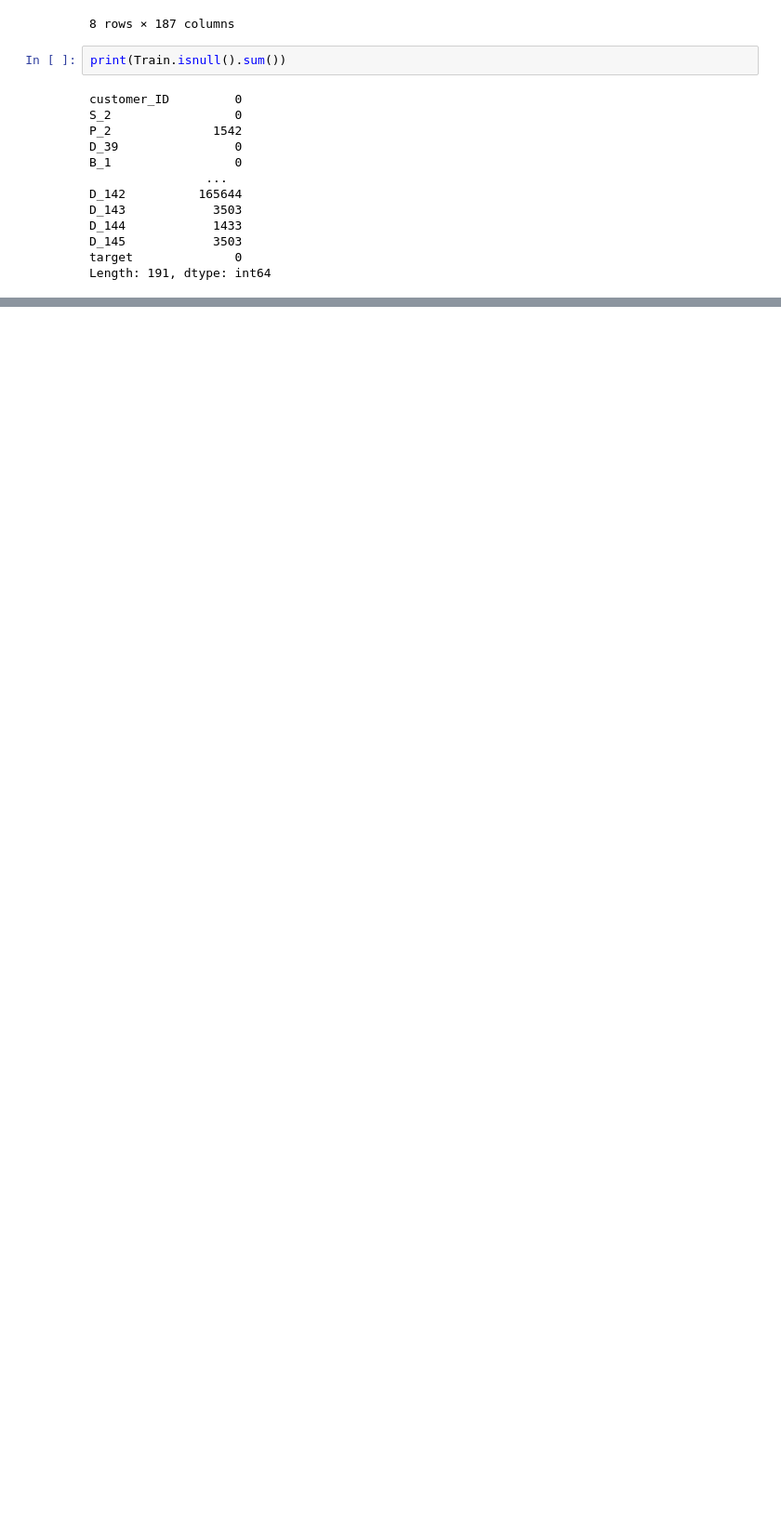
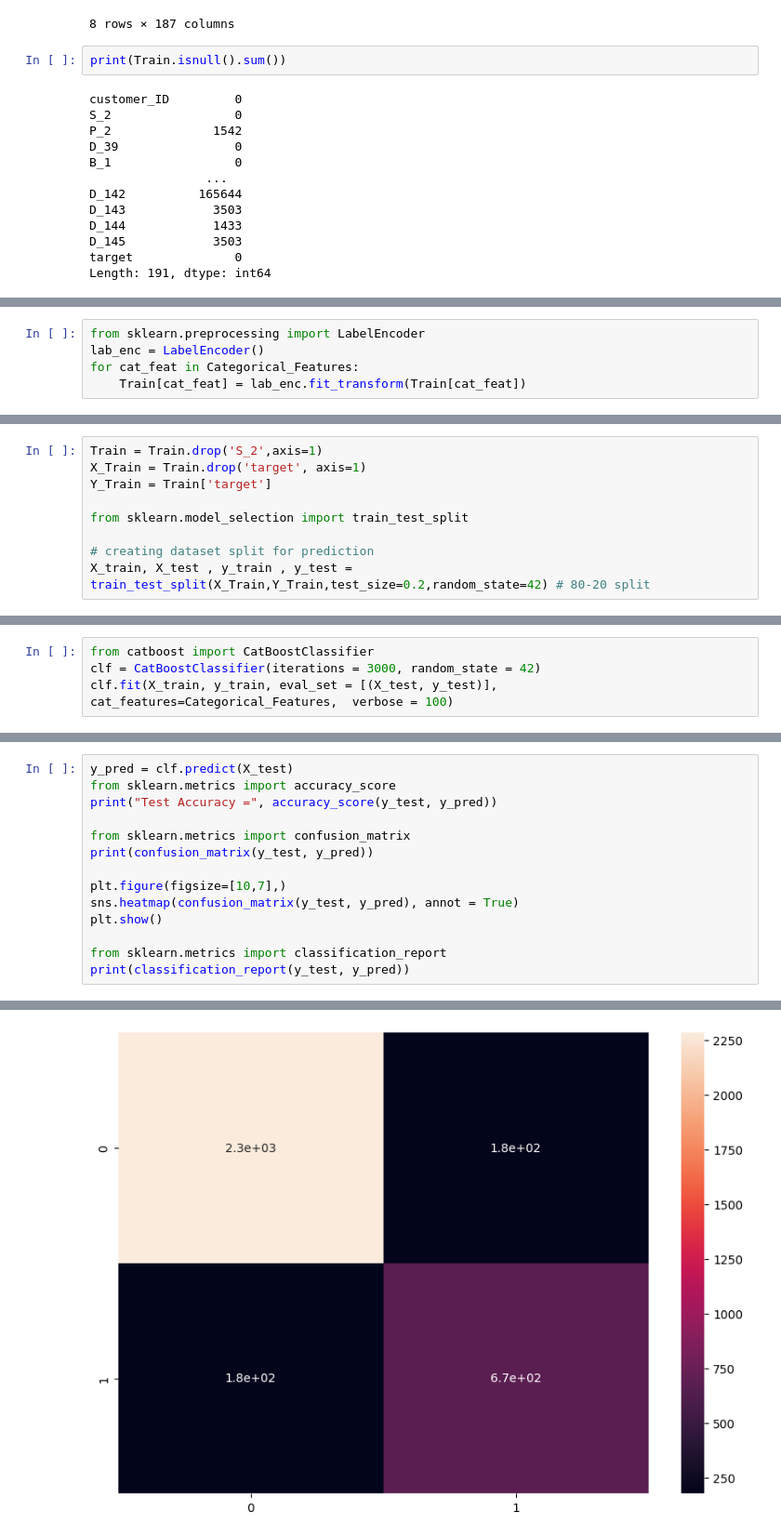
Before and after one commit to KashyapRaparthi/Projects, a Jupyter notebook: American-Express-Credit-Default-Prediction/main.ipynb, the cells around one changed output, grey strips where cells are left out. Shown: that part at 93% size. Saved outputs shown, nothing was run; the diff lists cells and outputs as text; blank space fills up the shorter version.

Commit message:
Completed EDA and compared Decision Tree,CadBooster and XGBoost

```diff
--- a/American-Express-Credit-Default-Prediction/main.ipynb
+++ b/American-Express-Credit-Default-Prediction/main.ipynb
@@ -120,0 +188,5 @@ Name: count, dtype: int64
+# %%
+from sklearn.preprocessing import LabelEncoder
+lab_enc = LabelEncoder()
+for cat_feat in Categorical_Features:
+    Train[cat_feat] = lab_enc.fit_transform(Train[cat_feat])
@@ -120,0 +226,9 @@ Name: count, dtype: int64
+# %%
+Train = Train.drop('S_2',axis=1)
+X_Train = Train.drop('target', axis=1)
+Y_Train = Train['target']
+
+from sklearn.model_selection import train_test_split
+
+# creating dataset split for prediction
+X_train, X_test , y_train , y_test = train_test_split(X_Train,Y_Train,test_size=0.2,random_state=42) # 80-20 split
@@ -120,0 +238,4 @@ Name: count, dtype: int64
+# %%
+from catboost import CatBoostClassifier
+clf = CatBoostClassifier(iterations = 3000, random_state = 42)
+clf.fit(X_train, y_train, eval_set = [(X_test, y_test)], cat_features=Categorical_Features,  verbose = 100)
@@ -120,0 +261,15 @@ Name: count, dtype: int64
+# %%
+y_pred = clf.predict(X_test)
+from sklearn.metrics import accuracy_score
+print("Test Accuracy =", accuracy_score(y_test, y_pred))
+
+from sklearn.metrics import confusion_matrix
+print(confusion_matrix(y_test, y_pred))
+
+plt.figure(figsize=[10,7],)
+sns.heatmap(confusion_matrix(y_test, y_pred), annot = True)
+plt.show()
+
+from sklearn.metrics import classification_report
+print(classification_report(y_test, y_pred))
+# %% [output]
@@ -120,0 +279 @@ Name: count, dtype: int64
+[figure, added]
```
Also changed, not shown: parts of 15 cells of this notebook.
